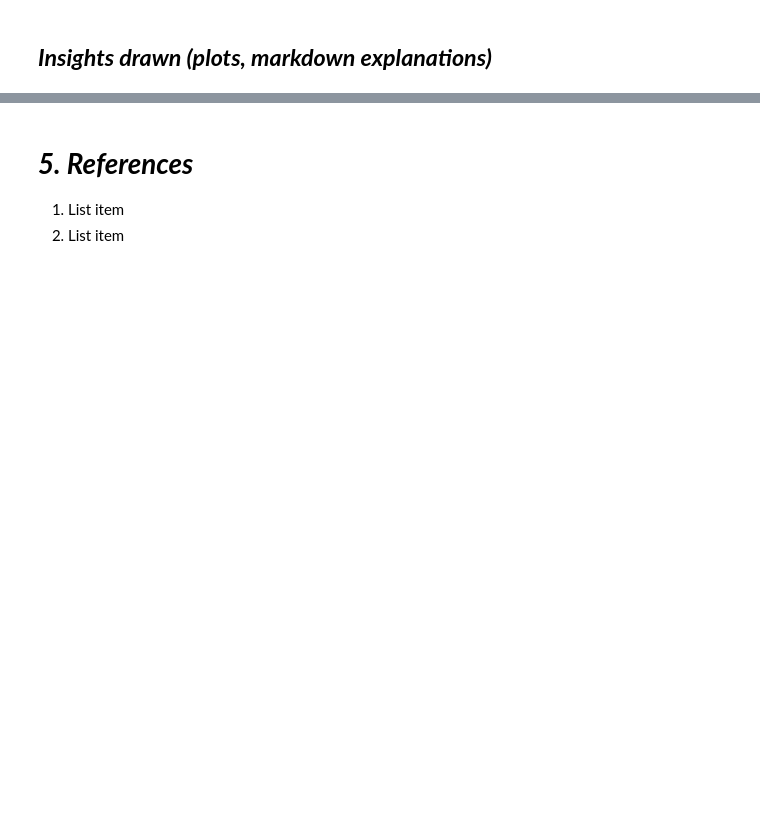
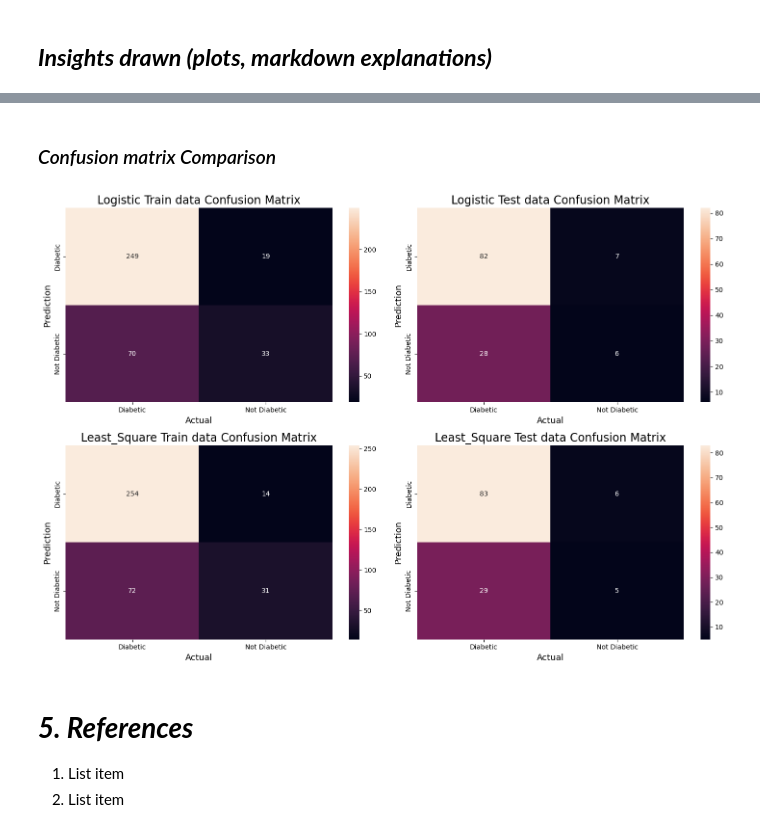
Before and after one commit to Neo-Panther/ML-Project-Predicting-Diabetes, a Jupyter notebook: Template.ipynb, the cells around one changed output, grey strips where cells are left out. Cells and saved outputs as stored; diff of their text form; code cells hidden in the pictures; blank space fills up the shorter version.

Commit message:
inference of logistic and least_square

```diff
--- a/Template.ipynb
+++ b/Template.ipynb
@@ -401,7 +400,6 @@ import pandas as pd
 import numpy as np
 dataset = pd.read_csv('preprocessed.csv', index_col = 0)
 r2_avg_stoc = 0
-r2_avg_
 for i in range(10):
   test, train = test_train_split(dataset, random_state=i)
   test, train = standardize(test, train)
@@ -409,7 +407,6 @@ for i in range(10):
   W_batch = bgd_regressor(train)
   X_test = np.array(test[:, :-1])
   Y_test = np.array(test[:, -1])
-  r
 
 print("SGD R2_Score: ", r2_score(Y_test, np.dot(X_test, W_stoic)))
 print("BGD R2_Score: ", r2_score(Y_test, np.dot(X_test, W_batch)))
@@ -600,18 +587,11 @@ def least_square(train: np.ndarray):
     W = np.linalg.pinv(X) @ Y
     return W
 
-W = least_square(train)
-print("Weights:", list(W))
-
 def least_square_predict(X,W):
     np.random.seed(2)
     predictions = np.dot(X.T, W)
     return np.round(predictions)
 
-m , n = test.shape
-X_test = test[:,:-1]
-Y_test = test[:,-1]
-y_pred = least_square_predict(X_test.T, W)
-accuracy = np.mean(y_pred == Y_test)
-print("Accuracy:", accuracy)
+W_ls = least_square(train)
+print("Weights:", list(W_ls))
 # %% [output]
@@ -622,3 +636,60 @@ Accuracy: 0.7886178861788617
+# %% [markdown]
+### _Confusion matrix Comparison_
+# %%
+from sklearn.metrics import confusion_matrix
+import seaborn as sns
+import matplotlib.pyplot as plt
+plt.subplots(figsize=(15, 10))
+
+plt.subplot(2,2,1)
+cm = confusion_matrix(Y_train,y_pred_logistic_train)
+sns.heatmap(cm,
+            annot=True,
+            fmt='g',
+            xticklabels=['Diabetic','Not Diabetic'],
+            yticklabels=['Diabetic','Not Diabetic'])
+plt.ylabel('Prediction',fontsize=13)
+plt.xlabel('Actual',fontsize=13)
+plt.title('Logistic Train data Confusion Matrix',fontsize=17)
+
+plt.subplot(2, 2, 2)
+cm = confusion_matrix(Y_test,y_pred_logistic_test)
+sns.heatmap(cm,
+            annot=True,
+            fmt='g',
+            xticklabels=['Diabetic','Not Diabetic'],
+            yticklabels=['Diabetic','Not Diabetic'])
+plt.ylabel('Prediction',fontsize=13)
+plt.xlabel('Actual',fontsize=13)
+plt.title('Logistic Test data Confusion Matrix',fontsize=17)
+
+plt.subplot(2,2,3)
+cm = confusion_matrix(Y_train,y_pred_msc_train)
+sns.heatmap(cm,
+            annot=True,
+            fmt='g',
+            xticklabels=['Diabetic','Not Diabetic'],
+            yticklabels=['Diabetic','Not Diabetic'])
+plt.ylabel('Prediction',fontsize=13)
+plt.xlabel('Actual',fontsize=13)
+plt.title('Least_Square Train data Confusion Matrix',fontsize=17)
+
+plt.subplot(2,2,4)
+cm = confusion_matrix(Y_test,y_pred_mcs_test)
+sns.heatmap(cm,
+            annot=True,
+            fmt='g',
+            xticklabels=['Diabetic','Not Diabetic'],
+            yticklabels=['Diabetic','Not Diabetic'])
+plt.ylabel('Prediction',fontsize=13)
+plt.xlabel('Actual',fontsize=13)
+plt.title('Least_Square Test data Confusion Matrix',fontsize=17)
+
+# plt.subplots_adjust(hspace=0.8)
+plt.tight_layout()
+plt.show()
+# %% [output]
+[figure, added]
 # %% [markdown]
 # **_5. References_**
 
```
Also changed, not shown: parts of 23 cells of this notebook, 2 other files.
